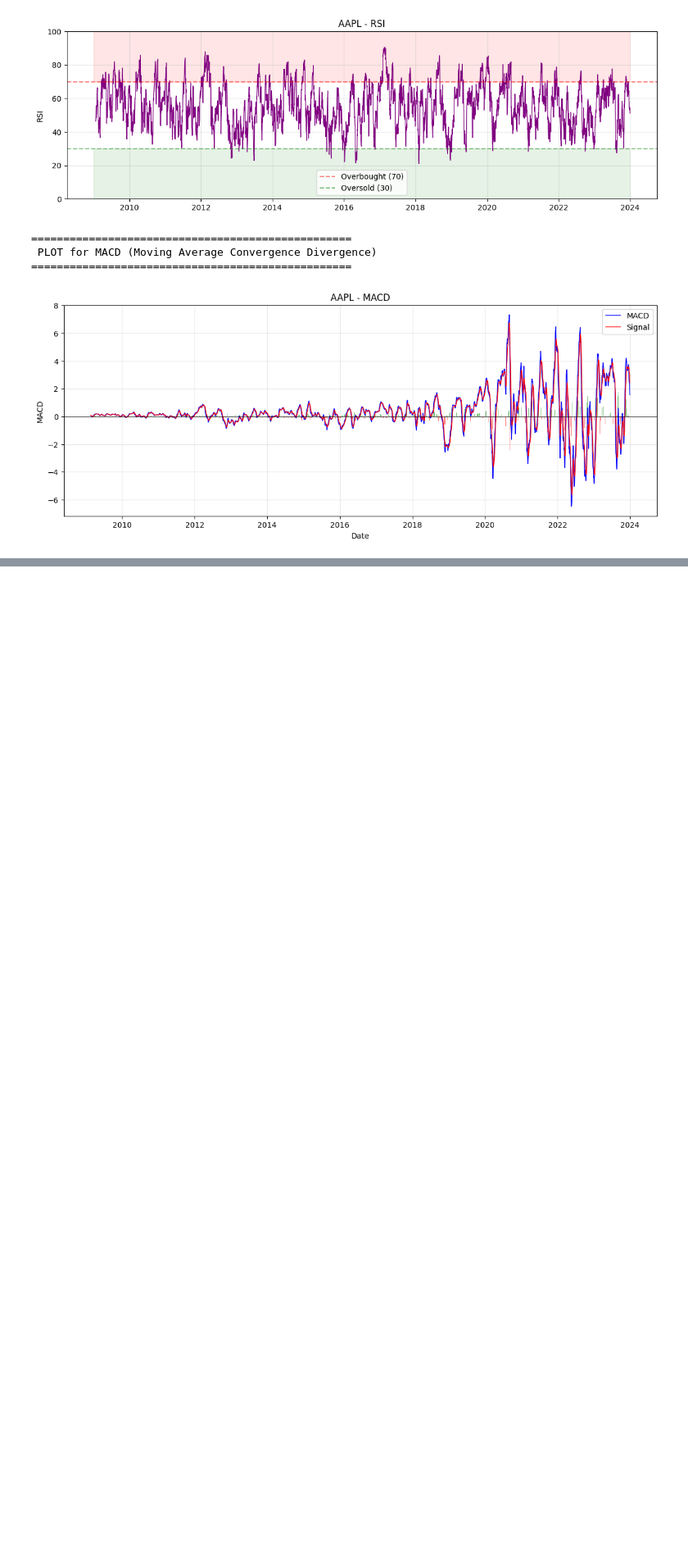
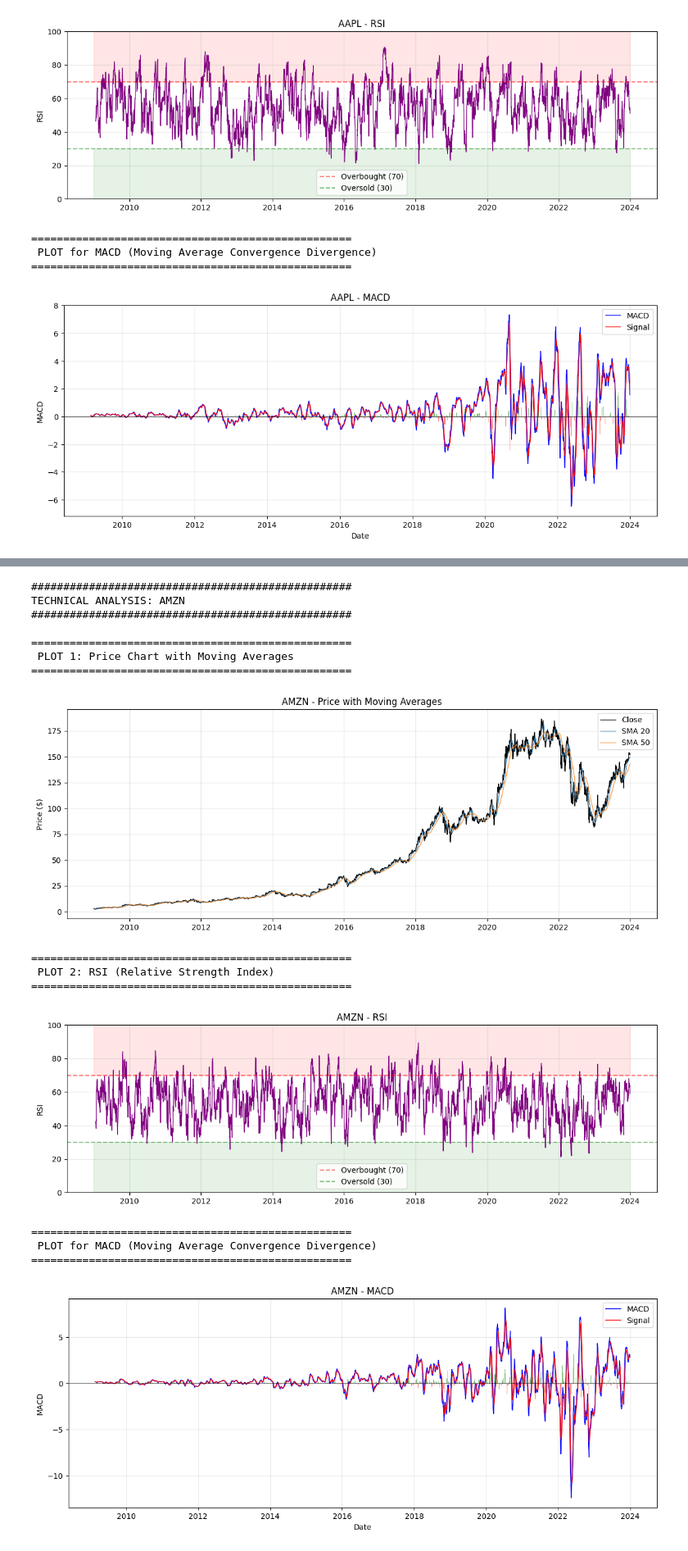
Before and after one commit to meronsisay/news-sentiment-analysis, a Jupyter notebook: notebooks/technical_indicators.ipynb, the cells around one changed output, grey strips where cells are left out. Shown at 82% size. Saved outputs shown, nothing was run; the diff lists cells and outputs as text; code cells hidden in the pictures; blank space fills up the shorter version.

Commit message:
feat: add stock technical indicators and visualizations for each stock

```diff
--- a/notebooks/technical_indicators.ipynb
+++ b/notebooks/technical_indicators.ipynb
@@ -13,11 +13,14 @@ from src.visualizations import plot_all_indicators
 # %% [markdown]
  LOAD AND CLEAN DATA
 # %%
-ticker = 'AAPL'
-df = load_stock(ticker)
-df = fix_dtypes(df)
-df = handle_missing(df)
+tickers = ['AAPL', 'AMZN', 'GOOG', 'META', 'NVDA']
+all_stock_data = {}
 
-print(f"Data: {len(df)} rows")
-print(f"Date range: {df['Date'].min().date()} to {df['Date'].max().date()}")
+for ticker in tickers:
+    df = load_stock(ticker)
+    df = fix_dtypes(df)
+    df = handle_missing(df)
+    all_stock_data[ticker] = df
+
+    print(f"{ticker}: {len(df)} rows, {df['Date'].min().date()} to {df['Date'].max().date()}")
 # %% [output]
@@ -27,14 +33,10 @@ Date range: 2009-01-02 to 2023-12-29
 ADD TECHNICAL INDICATORS
 # %%
 
-df = add_moving_averages(df)
-df = add_rsi(df)
-df = add_macd(df)
-
-# VIEW LATEST VALUES
-
-print("\n" + "=" * 60)
-print("LATEST VALUES (Last 5 days)")
-print("=" * 60)
-print(df[['Date', 'Close', 'SMA_20', 'SMA_50', 'RSI', 'MACD', 'MACD_signal']].tail(5).to_string())
+for ticker, df in all_stock_data.items():
+    df = add_moving_averages(df)
+    df = add_rsi(df)
+    df = add_macd(df)
+    all_stock_data[ticker] = df
+    print(f"Added indicators to {ticker}")
 # %% [output]
@@ -95,0 +222,19 @@ TECHNICAL ANALYSIS: AAPL
+# %%
+plot_all_indicators(all_stock_data['AMZN'], 'AMZN')
+# %% [output]
+##################################################
+TECHNICAL ANALYSIS: AMZN
+##################################################
+
+==================================================
+ PLOT 1: Price Chart with Moving Averages
+==================================================
+[figure, added]
+==================================================
+ PLOT 2: RSI (Relative Strength Index)
+==================================================
+[figure, added]
+==================================================
+ PLOT for MACD (Moving Average Convergence Divergence)
+==================================================
+[figure, added]
```
Also changed, not shown: parts of 24 cells of this notebook.
